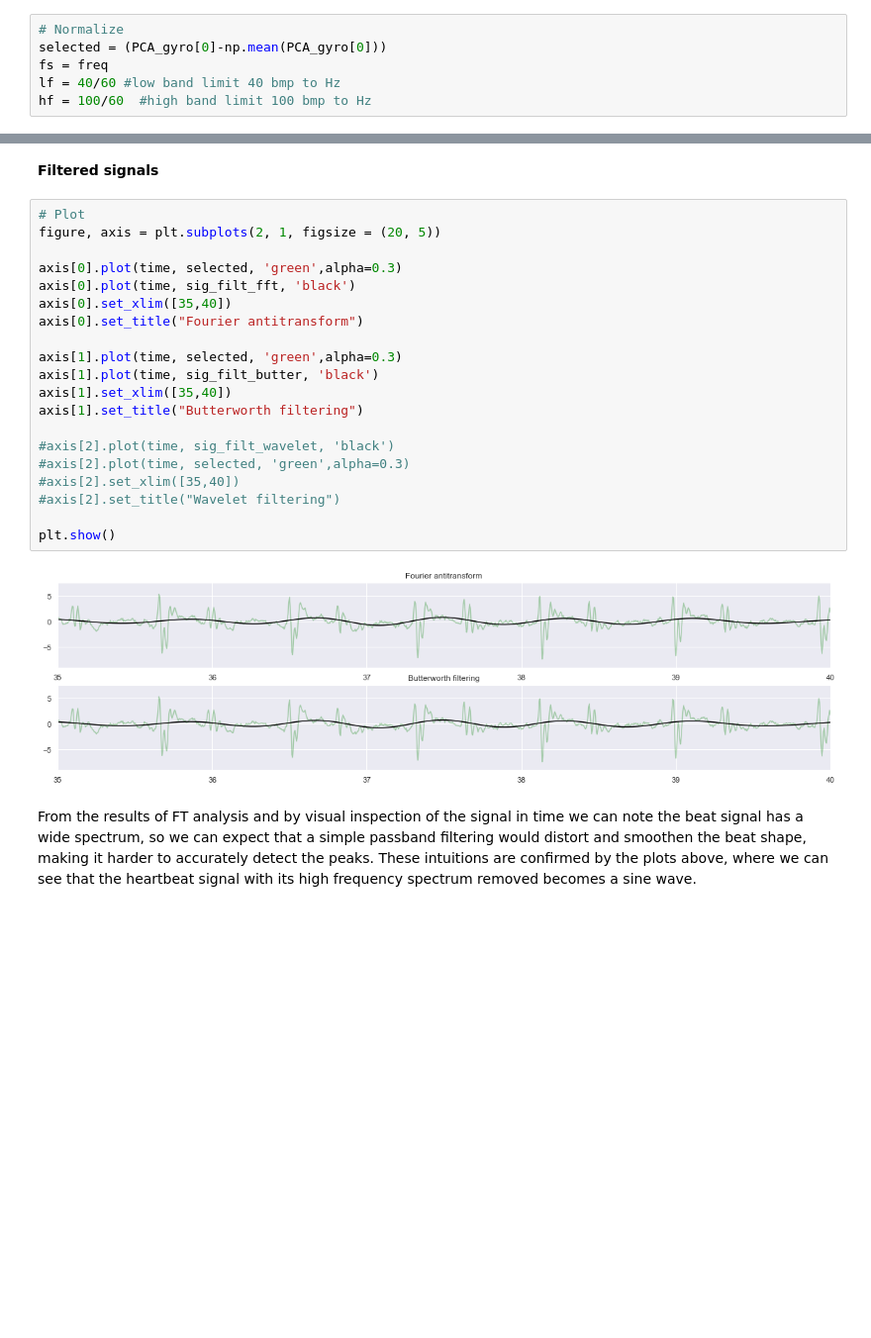
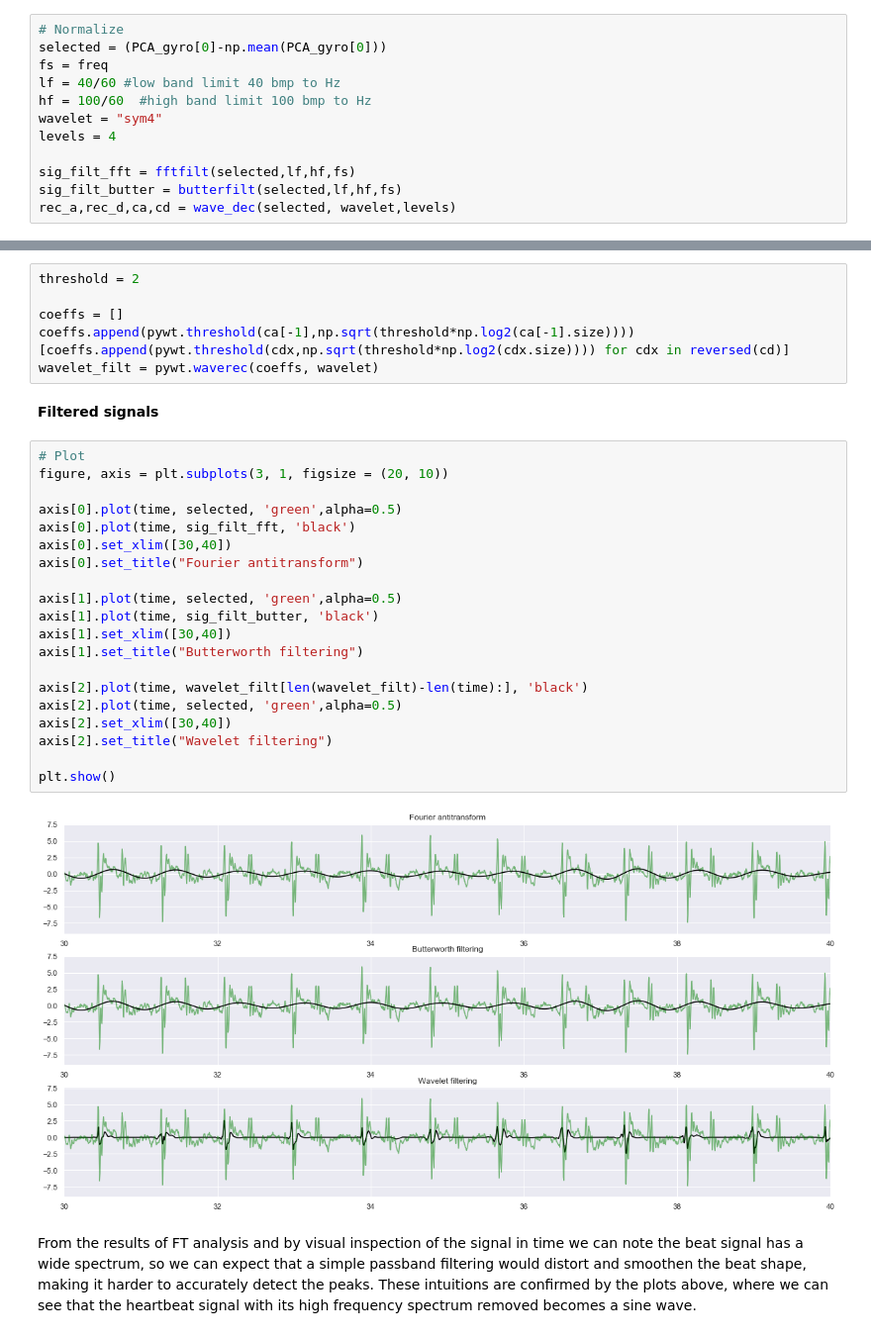
Before and after one commit to CrostaBot/HeartRateEstimation, a Jupyter notebook: SCG.ipynb, the cells around one changed output, grey strips where cells are left out. Shown at 99% size. Drawn from its saved outputs; the diff is of its cells as text; blank space fills up the shorter version.

```diff
--- a/SCG.ipynb
+++ b/SCG.ipynb
@@ -407,3 +470,9 @@ selected = (PCA_gyro[0]-np.mean(PCA_gyro[0]))
 fs = freq
 lf = 40/60 #low band limit 40 bmp to Hz
 hf = 100/60  #high band limit 100 bmp to Hz
+wavelet = "sym4"
+levels = 4
+
+sig_filt_fft = fftfilt(selected,lf,hf,fs)
+sig_filt_butter = butterfilt(selected,lf,hf,fs)
+rec_a,rec_d,ca,cd = wave_dec(selected, wavelet,levels)
@@ -500,27 +483,34 @@ def wave_dec(data, w):
+# %%
+threshold = 2
+
+coeffs = []
+coeffs.append(pywt.threshold(ca[-1],np.sqrt(threshold*np.log2(ca[-1].size))))
+[coeffs.append(pywt.threshold(cdx,np.sqrt(threshold*np.log2(cdx.size)))) for cdx in reversed(cd)]
+wavelet_filt = pywt.waverec(coeffs, wavelet)
 # %% [markdown]
 **Filtered signals**
 # %%
 # Plot
-figure, axis = plt.subplots(2, 1, figsize = (20, 5))
+figure, axis = plt.subplots(3, 1, figsize = (20, 10))
 
-axis[0].plot(time, selected, 'green',alpha=0.3)
+axis[0].plot(time, selected, 'green',alpha=0.5)
 axis[0].plot(time, sig_filt_fft, 'black')
-axis[0].set_xlim([35,40])
+axis[0].set_xlim([30,40])
 axis[0].set_title("Fourier antitransform")
 
-axis[1].plot(time, selected, 'green',alpha=0.3)
+axis[1].plot(time, selected, 'green',alpha=0.5)
 axis[1].plot(time, sig_filt_butter, 'black')
-axis[1].set_xlim([35,40])
+axis[1].set_xlim([30,40])
 axis[1].set_title("Butterworth filtering")
 
-#axis[2].plot(time, sig_filt_wavelet, 'black')
-#axis[2].plot(time, selected, 'green',alpha=0.3)
-#axis[2].set_xlim([35,40])
-#axis[2].set_title("Wavelet filtering")
+axis[2].plot(time, wavelet_filt[len(wavelet_filt)-len(time):], 'black')
+axis[2].plot(time, selected, 'green',alpha=0.5)
+axis[2].set_xlim([30,40])
+axis[2].set_title("Wavelet filtering")
 
 plt.show()
 # %% [output]
-[figure, old version]
+[figure, new version]
 # %% [markdown]
 From the results of FT analysis and by visual inspection of the signal in time we can note the beat signal has a wide spectrum, so we can expect that a simple passband filtering would distort and smoothen the beat shape, making it harder to  accurately detect the peaks. These intuitions are confirmed by the plots above, where we can see that the heartbeat signal with its high frequency spectrum removed becomes a sine wave.
 # %% [markdown]
```
Also changed, not shown: parts of 18 cells of this notebook.
